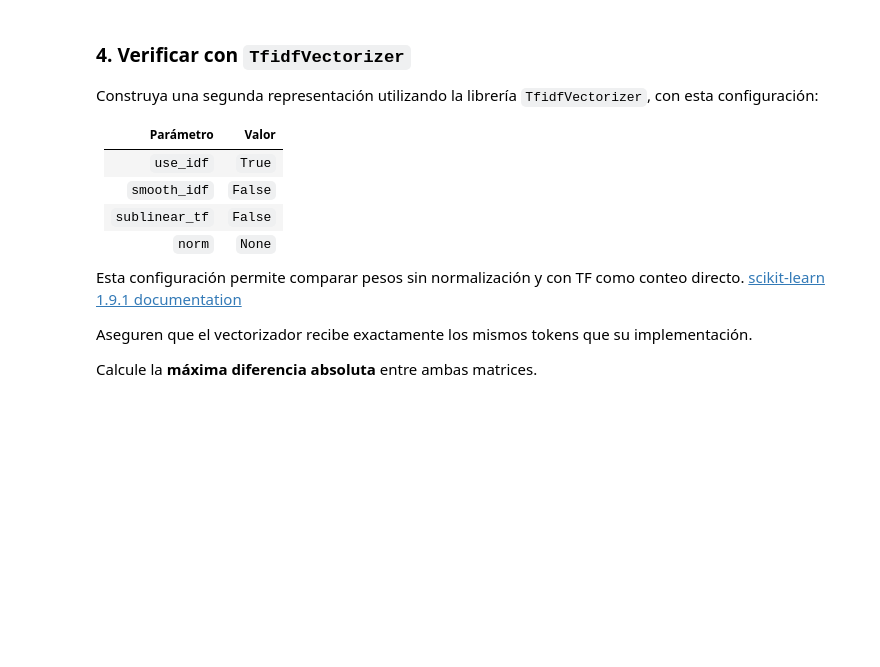
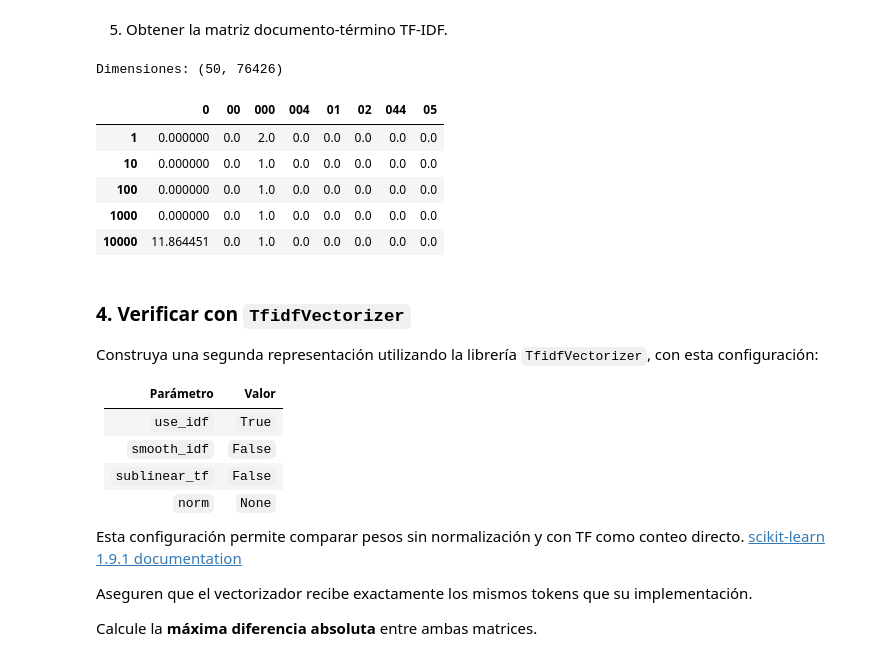
Before and after one commit to ambrosiafr/Ejercicio-02-Vector-Search, a Jupyter notebook: 03_vectorsearch.ipynb, the cells around one changed output. Saved outputs shown, nothing was run; the diff lists cells and outputs as text; code cells hidden in the pictures; blank space fills up the shorter version.

```diff
--- a/03_vectorsearch.ipynb
+++ b/03_vectorsearch.ipynb
@@ -59,0 +341,4 @@ Aquí, $f(t,d)$ es el número de apariciones y $N$ el número de documentos.
+# %%
+# 3.3. Resultado: DF de todo el corpus
+frecuencias_df = calcular_df(documentos)
+display(pd.DataFrame({"Termino": vocabulario[:8], "DF": [frecuencias_df[p] for p in vocabulario[:8]]}))
@@ -59,0 +357,4 @@ Aquí, $f(t,d)$ es el número de apariciones y $N$ el número de documentos.
+# %%
+# 3.4. Resultado: IDF del corpus
+valores_idf = calcular_idf(frecuencias_df, len(documentos))
+display(pd.DataFrame({"Termino": vocabulario[:8], "IDF": [valores_idf[p] for p in vocabulario[:8]]}))
@@ -60,3 +371,25 @@ Aquí, $f(t,d)$ es el número de apariciones y $N$ el número de documentos.
+# %% [markdown]
+5. Obtener la matriz documento-término TF-IDF.
+# %%
+# 3.5. Matriz TF-IDF
+def construir_matriz_tfidf(matriz_tf, vocabulario, valores_idf):
+    matriz = matriz_tf.copy()
+    for columna, palabra in enumerate(vocabulario):
+        matriz[:, columna] = matriz_tf[:, columna] * valores_idf[palabra]
+    return matriz
+
+# 3.5. Resultado
+matriz_tfidf = construir_matriz_tfidf(matriz_tf, vocabulario, valores_idf)
+print("Dimensiones:", matriz_tfidf.shape)
+display(pd.DataFrame(matriz_tfidf[:5, :8], index=identificadores[:5], columns=vocabulario[:8]))
+# %% [output]
+Dimensiones: (50, 76426)
+|  | 0 | 00 | 000 | 004 | 01 | 02 | 044 | 05 |
+| 1 | 0.000000 | 0.0 | 2.0 | 0.0 | 0.0 | 0.0 | 0.0 | 0.0 |
+| 10 | 0.000000 | 0.0 | 1.0 | 0.0 | 0.0 | 0.0 | 0.0 | 0.0 |
+| 100 | 0.000000 | 0.0 | 1.0 | 0.0 | 0.0 | 0.0 | 0.0 | 0.0 |
+| 1000 | 0.000000 | 0.0 | 1.0 | 0.0 | 0.0 | 0.0 | 0.0 | 0.0 |
+| 10000 | 11.864451 | 0.0 | 1.0 | 0.0 | 0.0 | 0.0 | 0.0 | 0.0 |
 # %% [markdown]
 ### 4. Verificar con `TfidfVectorizer`
 
```
Also changed, not shown: parts of 41 cells of this notebook.
